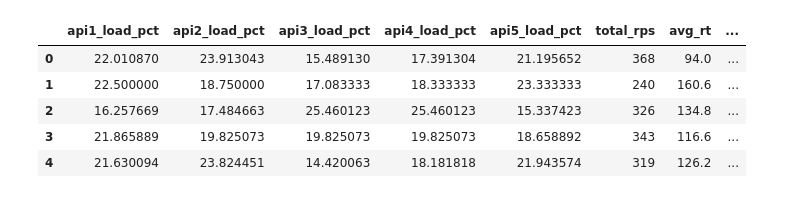
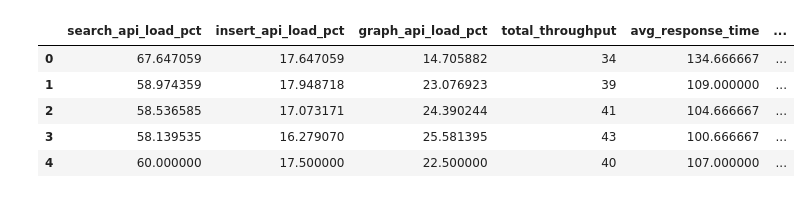
Before and after one commit to shahcj/uc_ml_ai_assignments, a Jupyter notebook: Capstone_Project/Capstone_Project.ipynb, the cells around one changed output. Cells and saved outputs as stored; diff of their text form; code cells hidden in the pictures.

```diff
--- a/Capstone_Project/Capstone_Project.ipynb
+++ b/Capstone_Project/Capstone_Project.ipynb
@@ -38,6 +51,6 @@ from sklearn.metrics import mean_squared_error, r2_score
 # %%
 # Load data
-df = pd.read_csv("api_metrics_2h.csv")
-df = df.sort_values("Timestamp")
+df = pd.read_csv("api_perf_metrics.csv")
+df = df.sort_values("timestamp")
 df.head()
 # %% [output]
@@ -87,20 +180,20 @@ dtype: int64
 # %%
 # Feature engineering (API load mix % + totals)
-rps_cols = ["api1_rps","api2_rps","api3_rps","api4_rps","api5_rps"]
-rt_cols  = ["api1_rt","api2_rt","api3_rt","api4_rt","api5_rt"]
+throughput_cols = ["search_api_throughput","insert_api_throughput","graph_api_throughput"]
+response_time_cols  = ["search_api_avg_ms","insert_api_avg_ms","graph_api_avg_ms"]
 
-df["total_rps"] = df[rps_cols].sum(axis=1)
-df["avg_rt"] = df[rt_cols].mean(axis=1)
+df["total_throughput"] = df[throughput_cols].sum(axis=1)
+df["avg_response_time"] = df[response_time_cols].mean(axis=1)
 
-for c in rps_cols:
-    df[c.replace("_rps", "_load_pct")] = (df[c] / df["total_rps"]) * 100
+for c in throughput_cols:
+    df[c.replace("_throughput", "_load_pct")] = (df[c] / df["total_throughput"]) * 100
 
-load_pct_cols = [c.replace("_rps", "_load_pct") for c in rps_cols]
-display(df[load_pct_cols + ["total_rps","avg_rt","cpu_usage","memory_usage","thread_usage"]].head())
+load_pct_cols = [c.replace("_avg_ms", "_load_pct") for c in response_time_cols]
+display(df[load_pct_cols + ["total_throughput","avg_response_time","cpu_core","heap_memory_perc"]].head())
 # %% [output]
-|  | api1_load_pct | api2_load_pct | api3_load_pct | api4_load_pct | api5_load_pct | total_rps | avg_rt | ... |
-| 0 | 22.010870 | 23.913043 | 15.489130 | 17.391304 | 21.195652 | 368 | 94.0 | ... |
-| 1 | 22.500000 | 18.750000 | 17.083333 | 18.333333 | 23.333333 | 240 | 160.6 | ... |
-| 2 | 16.257669 | 17.484663 | 25.460123 | 25.460123 | 15.337423 | 326 | 134.8 | ... |
-| 3 | 21.865889 | 19.825073 | 19.825073 | 19.825073 | 18.658892 | 343 | 116.6 | ... |
-| 4 | 21.630094 | 23.824451 | 14.420063 | 18.181818 | 21.943574 | 319 | 126.2 | ... |
+|  | search_api_load_pct | insert_api_load_pct | graph_api_load_pct | total_throughput | avg_response_time | ... |
+| 0 | 67.647059 | 17.647059 | 14.705882 | 34 | 134.666667 | ... |
+| 1 | 58.974359 | 17.948718 | 23.076923 | 39 | 109.000000 | ... |
+| 2 | 58.536585 | 17.073171 | 24.390244 | 41 | 104.666667 | ... |
+| 3 | 58.139535 | 16.279070 | 25.581395 | 43 | 100.666667 | ... |
+| 4 | 60.000000 | 17.500000 | 22.500000 | 40 | 107.000000 | ... |
```
Also changed, not shown: parts of 31 cells of this notebook, 1 other file.
